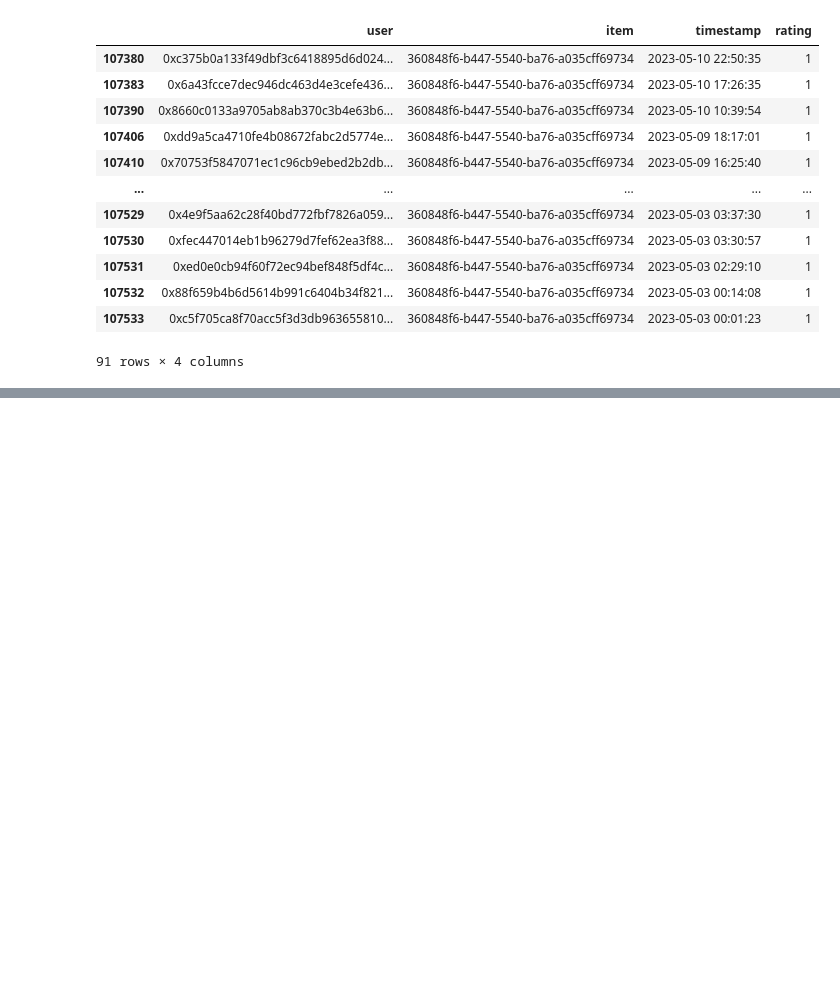
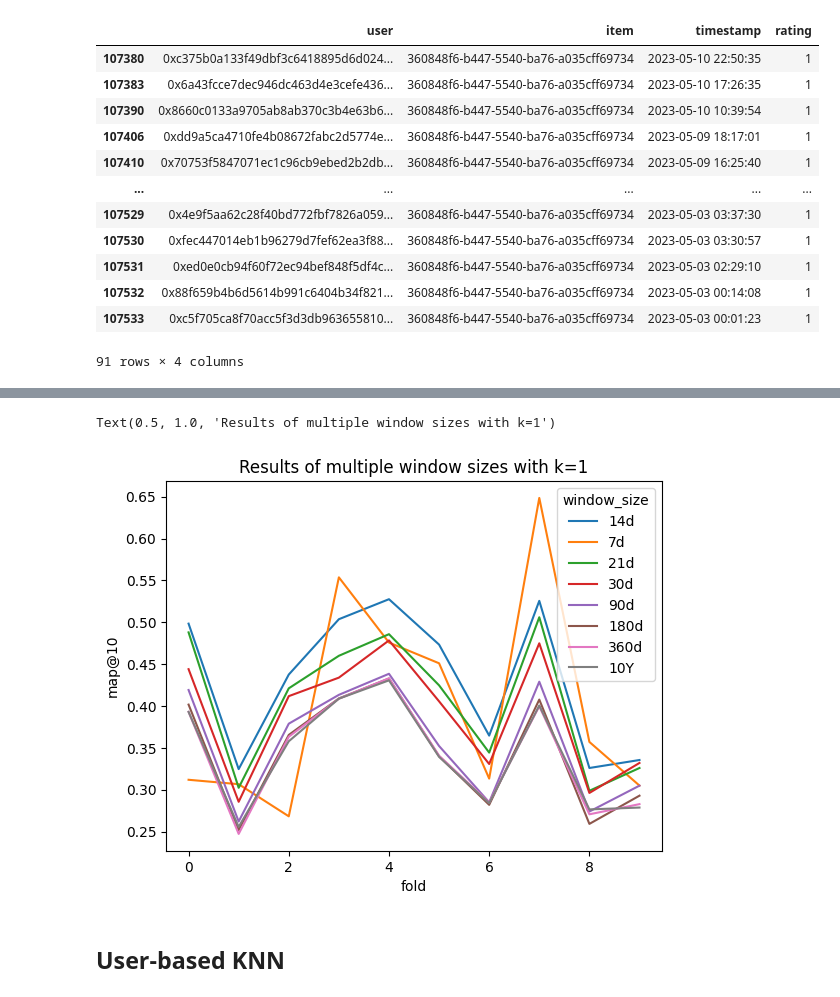
Before and after one commit to daviddavo/upm-tfm-notebooks, a Jupyter notebook: 13_itemknn.ipynb, the cells around one changed output, grey strips where cells are left out. Drawn from its saved outputs; the diff is of its cells as text; code cells hidden in the pictures; blank space fills up the shorter version.

```diff
--- a/13_itemknn.ipynb
+++ b/13_itemknn.ipynb
@@ -209,0 +326,10 @@ found 1 potential runtime problems - see https://boi.st/lkpy-perf
+# %%
+_K = 1
+
+sns.lineplot(mdfi[mdfi['k'] == _K], x='fold', y=_METRIC, hue='window_size')
+plt.title(f'Results of multiple window sizes with k={_K}')
+# %% [output]
+Text(0.5, 1.0, 'Results of multiple window sizes with k=1')
+[figure, added]
+# %% [markdown]
+## User-based KNN
```
Also changed, not shown: parts of 28 cells of this notebook, 2 other files.
